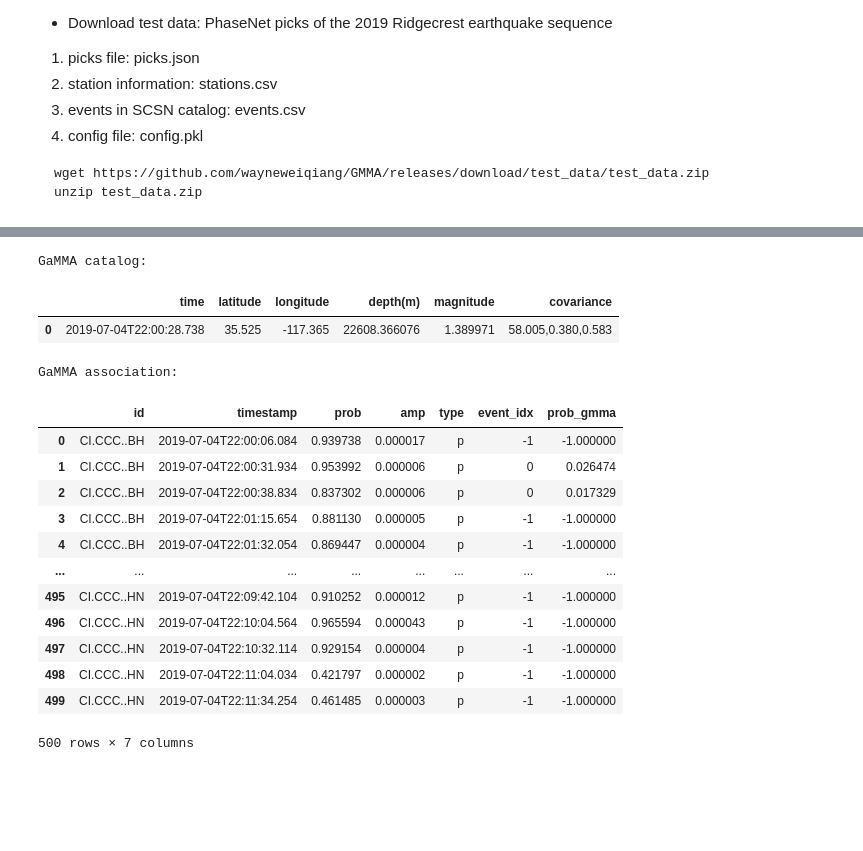
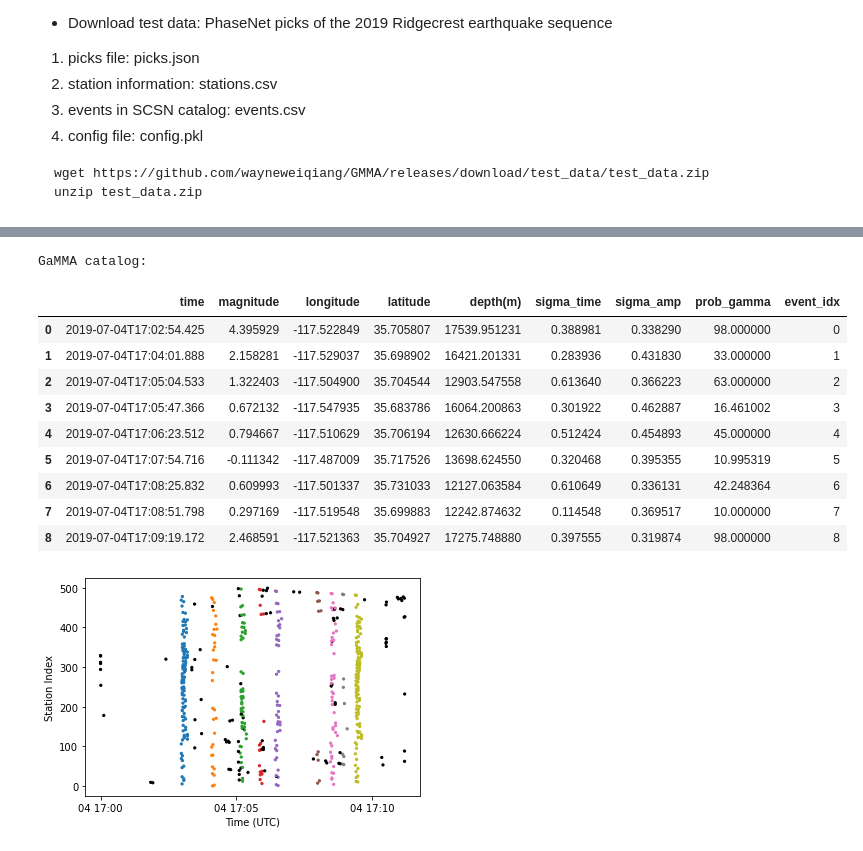
Before and after one commit to AI4EPS/GaMMA, a Jupyter notebook: docs/example_interactive.ipynb, the cells around one changed output, grey strips where cells are left out. Cells and saved outputs as stored; diff of their text form; code cells hidden in the pictures; blank space fills up the shorter version.

```diff
--- a/docs/example_interactive.ipynb
+++ b/docs/example_interactive.ipynb
@@ -60,52 +60,59 @@ if not os.path.exists("figures"):
     os.makedirs("figures")
 figure_dir = lambda x: os.path.join("figures", x)
 
 ## set config
 config = {'xlim_degree': [-118.004, -117.004],
           'ylim_degree': [35.205, 36.205],
           'z(km)': [0, 41]}
 
 ## read stations
 stations = pd.read_csv(station_csv, delimiter="\t")
 stations = stations.rename(columns={"station":"id"})
 stations_json = json.loads(stations.to_json(orient="records"))
 
 ## read picks
-picks = pd.read_json(pick_json).iloc[:500]
+picks = pd.read_json(pick_json).sort_values("timestamp").iloc[:500]
 picks["timestamp"] = picks["timestamp"].apply(lambda x: x.strftime("%Y-%m-%dT%H:%M:%S.%f")[:-3])
 picks_json = json.loads(picks.to_json(orient="records"))
 
 ## run association
 result = requests.post(f"{GAMMA_API_URL}/predict", json= {
                                     "picks":picks_json,
                                     "stations":stations_json,
                                     "config": config
                                     })
 
 result = result.json()
-catalog_gamma = json.loads(result["catalog"])
-picks_gamma = json.loads(result["picks"])
+# catalog_gamma = json.loads(result["catalog"])
+# picks_gamma = json.loads(result["picks"])
+catalog_gamma = result["catalog"]
+picks_gamma = result["picks"]
 
 ## show result
 print("GaMMA catalog:")
-display(pd.DataFrame(catalog_gamma)[["time", "latitude", "longitude", "depth(m)", "magnitude", "covariance"]])
-print("GaMMA association:")
-display(pd.DataFrame(picks_gamma))
+display(pd.DataFrame(catalog_gamma))
+# print("GaMMA association:")
+# display(pd.DataFrame(picks_gamma))
 # %% [output]
 GaMMA catalog:
-|  | time | latitude | longitude | depth(m) | magnitude | covariance |
-| 0 | 2019-07-04T22:00:28.738 | 35.525 | -117.365 | 22608.366076 | 1.389971 | 58.005,0.380,0.583 |
+|  | time | magnitude | longitude | latitude | depth(m) | sigma_time | sigma_amp | prob_gamma | event_idx |
+| 0 | 2019-07-04T17:02:54.425 | 4.395929 | -117.522849 | 35.705807 | 17539.951231 | 0.388981 | 0.338290 | 98.000000 | 0 |
+| 1 | 2019-07-04T17:04:01.888 | 2.158281 | -117.529037 | 35.698902 | 16421.201331 | 0.283936 | 0.431830 | 33.000000 | 1 |
+| 2 | 2019-07-04T17:05:04.533 | 1.322403 | -117.504900 | 35.704544 | 12903.547558 | 0.613640 | 0.366223 | 63.000000 | 2 |
+| 3 | 2019-07-04T17:05:47.366 | 0.672132 | -117.547935 | 35.683786 | 16064.200863 | 0.301922 | 0.462887 | 16.461002 | 3 |
+| 4 | 2019-07-04T17:06:23.512 | 0.794667 | -117.510629 | 35.706194 | 12630.666224 | 0.512424 | 0.454893 | 45.000000 | 4 |
+| 5 | 2019-07-04T17:07:54.716 | -0.111342 | -117.487009 | 35.717526 | 13698.624550 | 0.320468 | 0.395355 | 10.995319 | 5 |
+| 6 | 2019-07-04T17:08:25.832 | 0.609993 | -117.501337 | 35.731033 | 12127.063584 | 0.610649 | 0.336131 | 42.248364 | 6 |
+| 7 | 2019-07-04T17:08:51.798 | 0.297169 | -117.519548 | 35.699883 | 12242.874632 | 0.114548 | 0.369517 | 10.000000 | 7 |
+| 8 | 2019-07-04T17:09:19.172 | 2.468591 | -117.521363 | 35.704927 | 17275.748880 | 0.397555 | 0.319874 | 98.000000 | 8 |
-GaMMA association:
-|  | id | timestamp | prob | amp | type | event_idx | prob_gmma |
-| 0 | CI.CCC..BH | 2019-07-04T22:00:06.084 | 0.939738 | 0.000017 | p | -1 | -1.000000 |
-| 1 | CI.CCC..BH | 2019-07-04T22:00:31.934 | 0.953992 | 0.000006 | p | 0 | 0.026474 |
-| 2 | CI.CCC..BH | 2019-07-04T22:00:38.834 | 0.837302 | 0.000006 | p | 0 | 0.017329 |
-| 3 | CI.CCC..BH | 2019-07-04T22:01:15.654 | 0.881130 | 0.000005 | p | -1 | -1.000000 |
-| 4 | CI.CCC..BH | 2019-07-04T22:01:32.054 | 0.869447 | 0.000004 | p | -1 | -1.000000 |
-| ... | ... | ... | ... | ... | ... | ... | ... |
-| 495 | CI.CCC..HN | 2019-07-04T22:09:42.104 | 0.910252 | 0.000012 | p | -1 | -1.000000 |
-| 496 | CI.CCC..HN | 2019-07-04T22:10:04.564 | 0.965594 | 0.000043 | p | -1 | -1.000000 |
-| 497 | CI.CCC..HN | 2019-07-04T22:10:32.114 | 0.929154 | 0.000004 | p | -1 | -1.000000 |
-| 498 | CI.CCC..HN | 2019-07-04T22:11:04.034 | 0.421797 | 0.000002 | p | -1 | -1.000000 |
-| 499 | CI.CCC..HN | 2019-07-04T22:11:34.254 | 0.461485 | 0.000003 | p | -1 | -1.000000 |
-500 rows × 7 columns
+# %%
+from datetime import datetime
+picks_gamma = pd.DataFrame(picks_gamma)
+picks_gamma = picks_gamma.sort_values("id").reset_index(drop=True)
+plt.figure()
+plt.scatter(picks_gamma["timestamp"].apply(lambda x: datetime.fromisoformat(x)), picks_gamma.index, s=5, c=picks_gamma["event_idx"].apply(lambda x: "k" if x==-1 else f"C{x}"))
+plt.xlabel("Time (UTC)")
+plt.ylabel("Station Index")
+plt.show()
+# %% [output]
+[figure, added]
```
Also changed, not shown: parts of 1 cell of this notebook, 2 other files.
